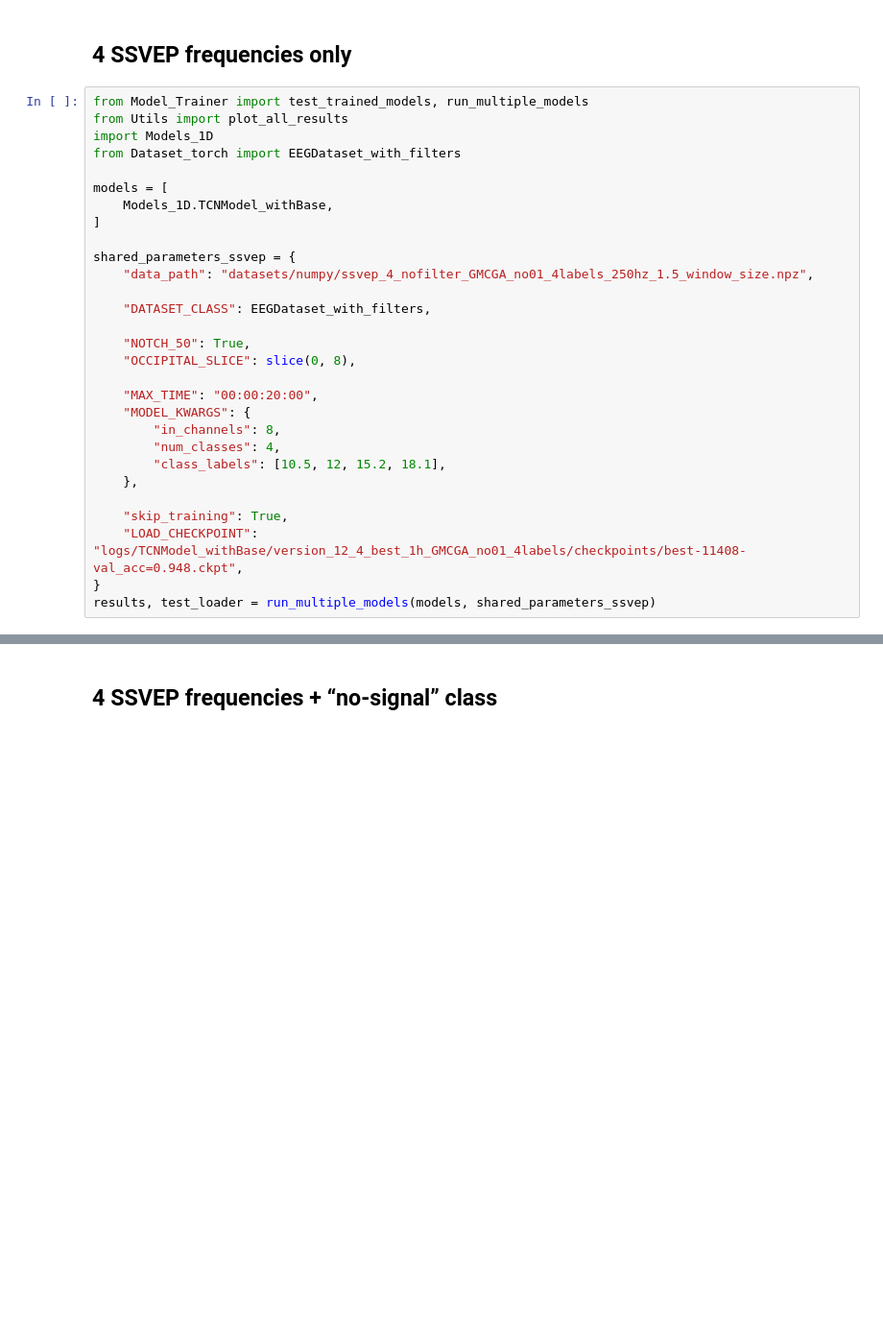
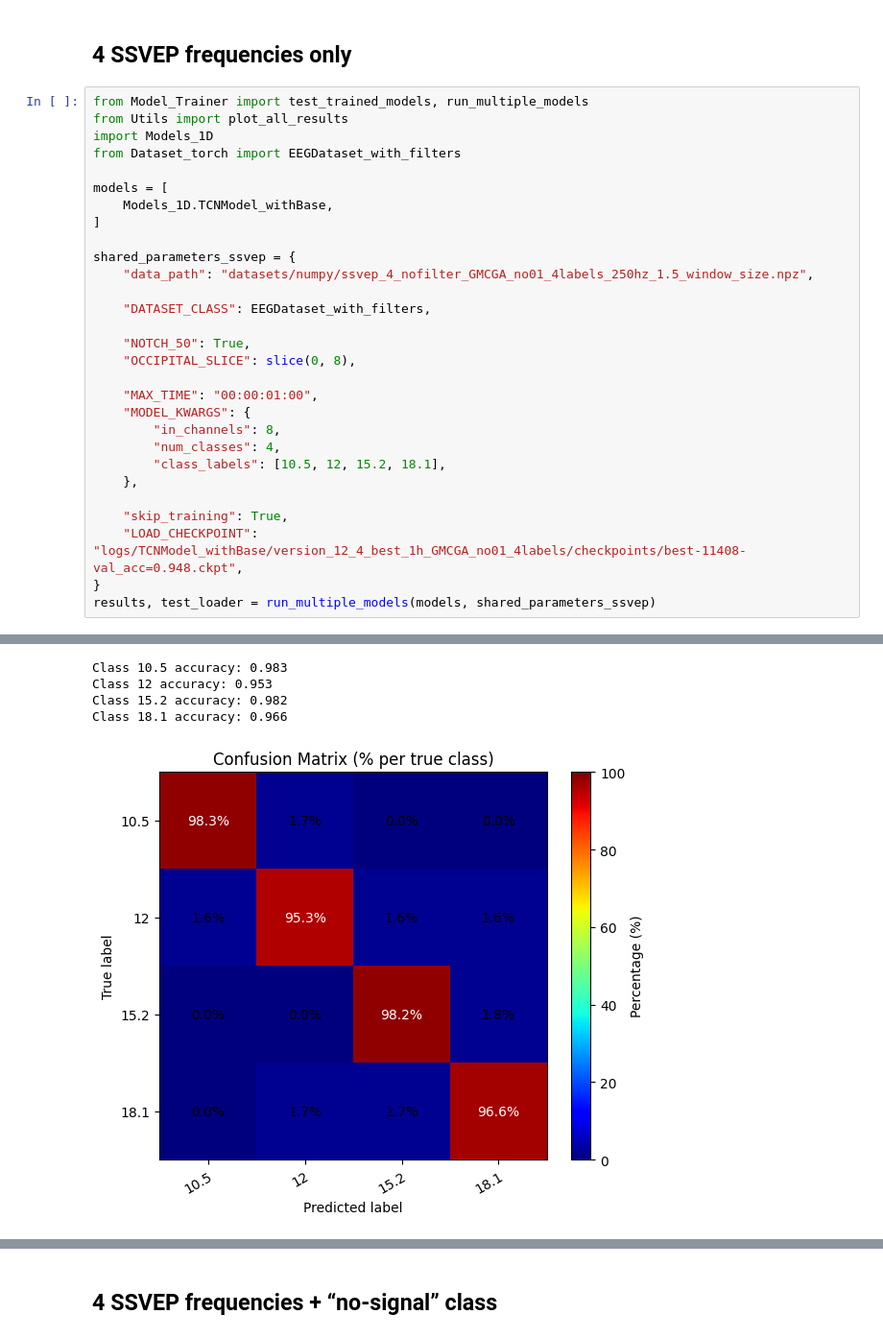
Before and after one commit to GeorgTenzing/EEG_Classification, a Jupyter notebook: Result_presentation.ipynb, the cells around one changed output, grey strips where cells are left out. Shown at 96% size. Saved outputs shown, nothing was run; the diff lists cells and outputs as text; blank space fills up the shorter version.

```diff
--- a/Result_presentation.ipynb
+++ b/Result_presentation.ipynb
@@ -18,7 +18,7 @@ shared_parameters_ssvep = {
     "NOTCH_50": True,
     "OCCIPITAL_SLICE": slice(0, 8),
 
-    "MAX_TIME": "00:00:20:00",
+    "MAX_TIME": "00:00:01:00",
     "MODEL_KWARGS": {
         "in_channels": 8,
         "num_classes": 4,
@@ -29,3 +29,4 @@ shared_parameters_ssvep = {
     "LOAD_CHECKPOINT": "logs/TCNModel_withBase/version_12_4_best_1h_GMCGA_no01_4labels/checkpoints/best-11408-val_acc=0.948.ckpt",
 }
 results, test_loader = run_multiple_models(models, shared_parameters_ssvep)
+# %% [output]
@@ -31,0 +49,5 @@ results, test_loader = run_multiple_models(models, shared_parameters_ssvep)
+Class 10.5 accuracy: 0.983
+Class 12 accuracy: 0.953
+Class 15.2 accuracy: 0.982
+Class 18.1 accuracy: 0.966
+[figure, added]
```
Also changed, not shown: parts of 3 cells of this notebook, 1 other file.
